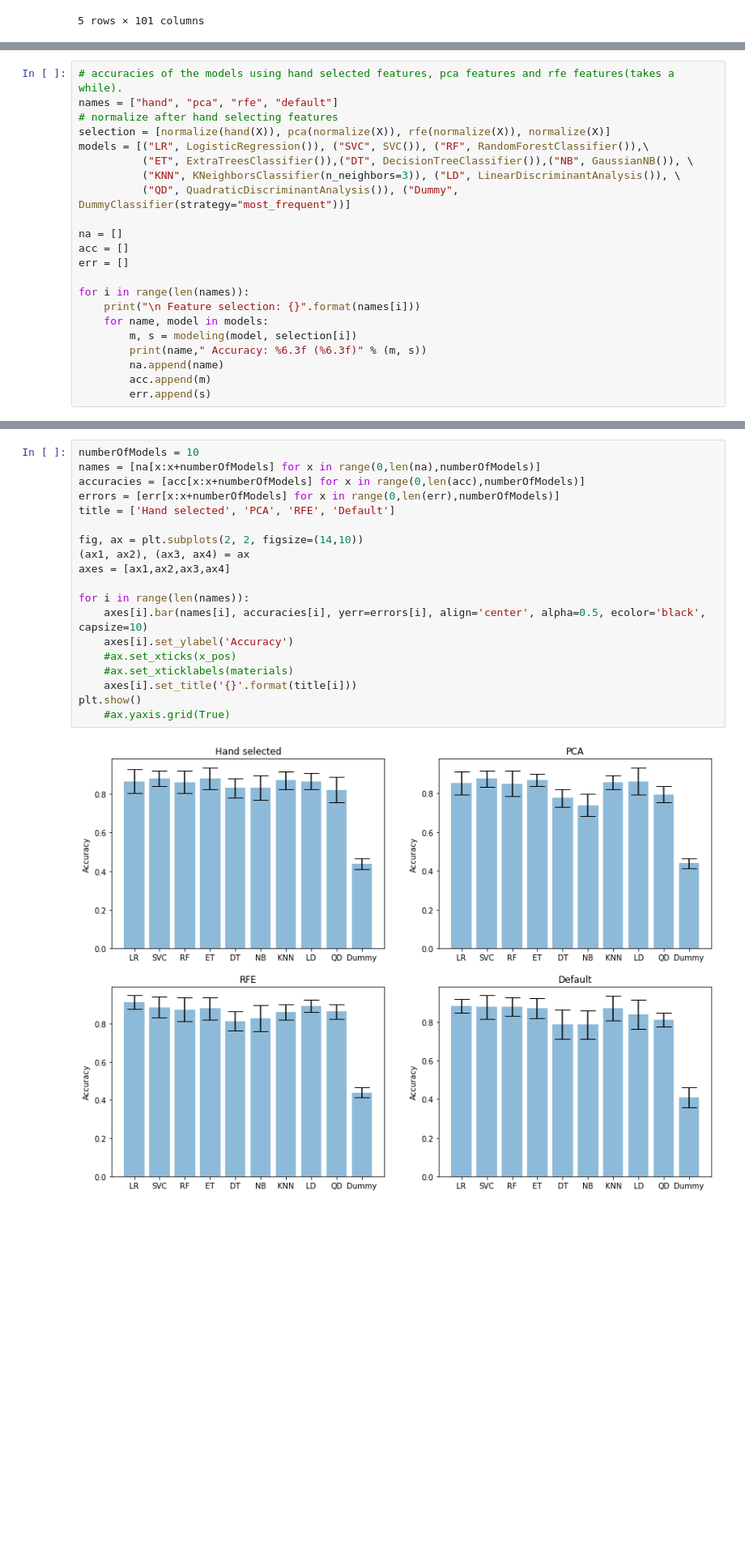
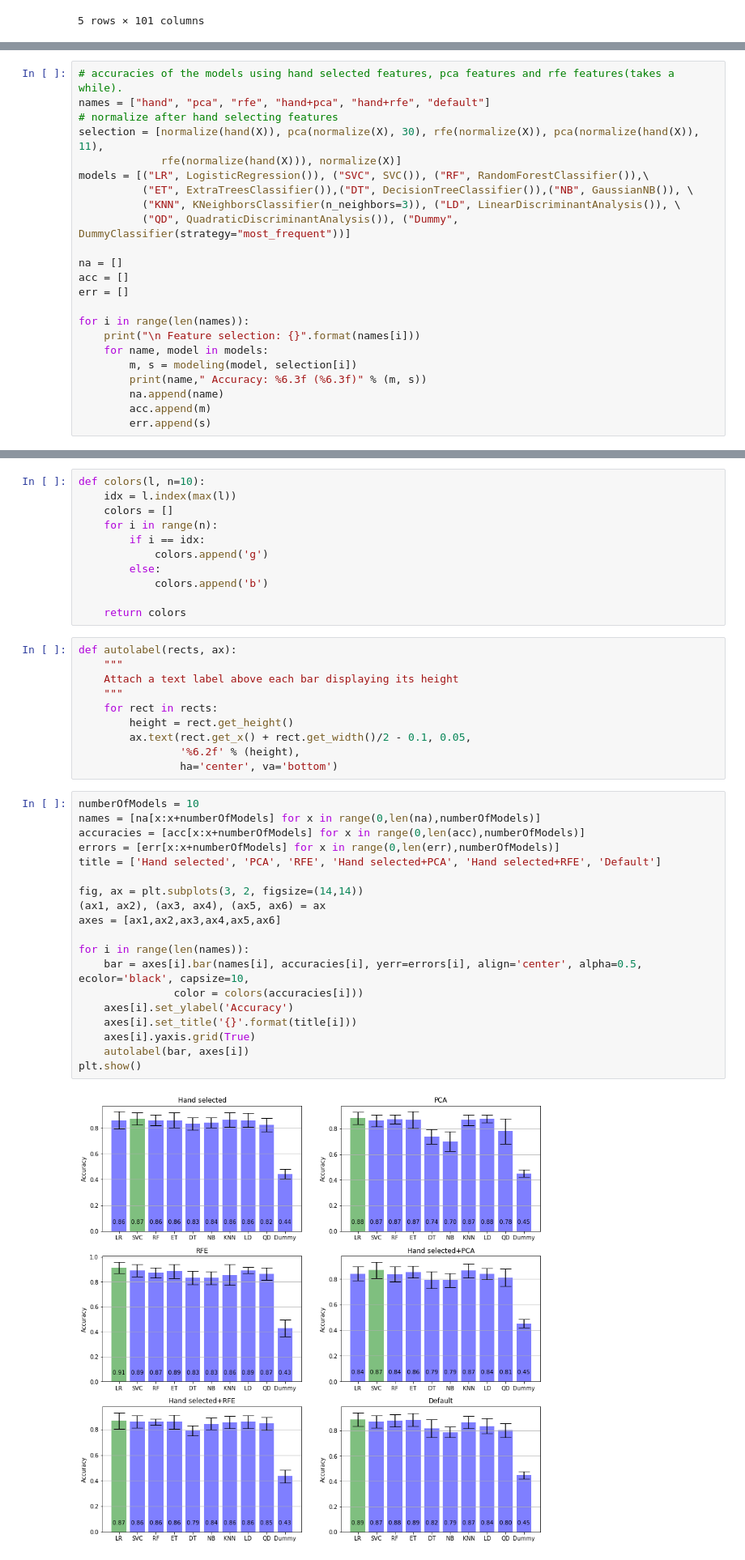
Before and after one commit to Jimmeeee/IML-project, a Jupyter notebook: project.ipynb, the cells around one changed output, grey strips where cells are left out. Shown: that part at 81% size. Saved outputs shown, nothing was run; the diff lists cells and outputs as text; blank space fills up the shorter version.

Commit message:
pca components and figures

```diff
--- a/project.ipynb
+++ b/project.ipynb
@@ -178,9 +184,10 @@ def modeling(model, X):
     return np.mean(scores), np.std(scores)
 # %%
 # accuracies of the models using hand selected features, pca features and rfe features(takes a while).
-names = ["hand", "pca", "rfe", "default"]
+names = ["hand", "pca", "rfe", "hand+pca", "hand+rfe", "default"]
 # normalize after hand selecting features
-selection = [normalize(hand(X)), pca(normalize(X)), rfe(normalize(X)), normalize(X)]
+selection = [normalize(hand(X)), pca(normalize(X), 30), rfe(normalize(X)), pca(normalize(hand(X)), 11),
+             rfe(normalize(hand(X))), normalize(X)]
 models = [("LR", LogisticRegression()), ("SVC", SVC()), ("RF", RandomForestClassifier()),\
           ("ET", ExtraTreesClassifier()),("DT", DecisionTreeClassifier()),("NB", GaussianNB()), \
           ("KNN", KNeighborsClassifier(n_neighbors=3)), ("LD", LinearDiscriminantAnalysis()), \
@@ -219,24 +226,45 @@ Dummy  Accuracy:  0.409 ( 0.052)
+# %%
+def colors(l, n=10):
+    idx = l.index(max(l))
+    colors = []
+    for i in range(n):
+        if i == idx:
+            colors.append('g')
+        else:
+            colors.append('b')
+
+    return colors
+# %%
+def autolabel(rects, ax):
+    """
+    Attach a text label above each bar displaying its height
+    """
+    for rect in rects:
+        height = rect.get_height()
+        ax.text(rect.get_x() + rect.get_width()/2 - 0.1, 0.05,
+                '%6.2f' % (height),
+                ha='center', va='bottom')
 # %%
 numberOfModels = 10
 names = [na[x:x+numberOfModels] for x in range(0,len(na),numberOfModels)]
 accuracies = [acc[x:x+numberOfModels] for x in range(0,len(acc),numberOfModels)]
 errors = [err[x:x+numberOfModels] for x in range(0,len(err),numberOfModels)]
-title = ['Hand selected', 'PCA', 'RFE', 'Default']
+title = ['Hand selected', 'PCA', 'RFE', 'Hand selected+PCA', 'Hand selected+RFE', 'Default']
 
-fig, ax = plt.subplots(2, 2, figsize=(14,10))
-(ax1, ax2), (ax3, ax4) = ax
-axes = [ax1,ax2,ax3,ax4]
+fig, ax = plt.subplots(3, 2, figsize=(14,14))
+(ax1, ax2), (ax3, ax4), (ax5, ax6) = ax
+axes = [ax1,ax2,ax3,ax4,ax5,ax6]
 
 for i in range(len(names)):
-    axes[i].bar(names[i], accuracies[i], yerr=errors[i], align='center', alpha=0.5, ecolor='black', capsize=10)
+    bar = axes[i].bar(names[i], accuracies[i], yerr=errors[i], align='center', alpha=0.5, ecolor='black', capsize=10,
+               color = colors(accuracies[i]))
     axes[i].set_ylabel('Accuracy')
-    #ax.set_xticks(x_pos)
-    #ax.set_xticklabels(materials)
     axes[i].set_title('{}'.format(title[i]))
+    axes[i].yaxis.grid(True)
+    autolabel(bar, axes[i])
 plt.show()
-    #ax.yaxis.grid(True)
 # %% [output]
-[figure, old version]
+[figure, new version]
 # %% [markdown]
 # Final model
 # %%
```
Also changed, not shown: parts of 4 cells of this notebook.
